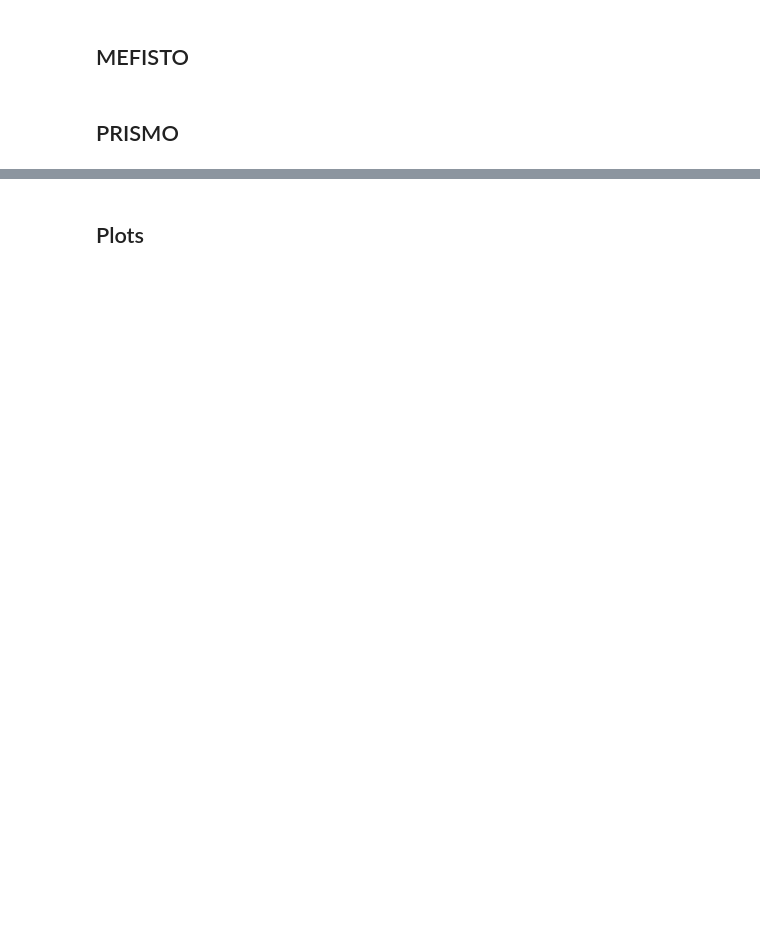
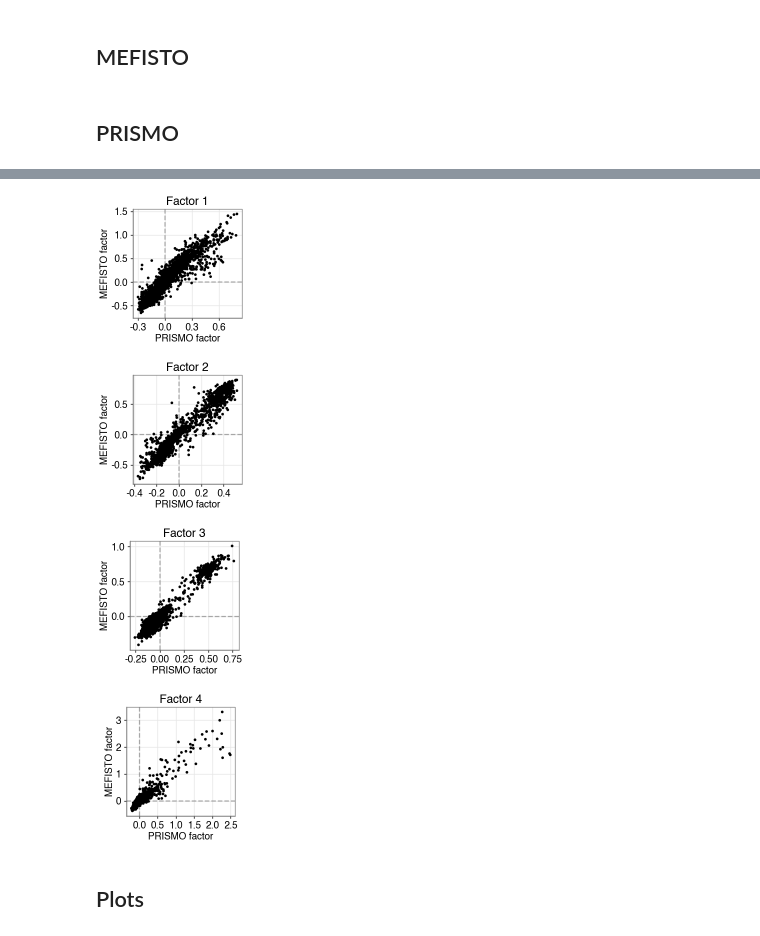
Before and after one commit to bioFAM/mofaflex-analysis, a Jupyter notebook: comparison_mefisto_visium/analysis.ipynb, the cells around one changed output, grey strips where cells are left out. Saved outputs shown, nothing was run; the diff lists cells and outputs as text; code cells hidden in the pictures; blank space fills up the shorter version.

```diff
--- a/comparison_mefisto_visium/analysis.ipynb
+++ b/comparison_mefisto_visium/analysis.ipynb
@@ -116,3 +224,30 @@ w_mefisto = w_mefisto[:, factor_order]
+# %%
+def plot_factors(factor, z_prismo_mean, z_mefisto):
+    df = pd.DataFrame(z_prismo_mean.loc[:, factor])
+    df.columns = ["factor_prismo"]
+    df["factor_mefisto"] = z_mefisto.loc[:, factor]
+    df["factor_prismo_abs"] = df["factor_prismo"].abs()
+    df["factor_mefisto_abs"] = df["factor_mefisto"].abs()
+
+    plot = (
+        ggplot(df, aes(x="factor_prismo", y="factor_mefisto"))
+        + geom_point(size=.1)
+        + labs(x="PRISMO factor", y="MEFISTO factor", title=f"{factor}")
+        + theme(figure_size=(1.5, 1.5))
+        + geom_hline(yintercept=0, linetype='dashed', color='black', alpha=0.3)
+        + geom_vline(xintercept=0, linetype='dashed', color='black', alpha=0.3)
+    )
+    return plot
+# %%
+for i in range(1, 5):
+    plot = plot_factors(f"Factor {i}", z_prismo_mean, z_mefisto)
+    plot.save(f"plots/factor{i}_factors.pdf")
+    plot.show()
+# %% [output]
+[figure, added]
+[figure, added]
+[figure, added]
+[figure, added]
 # %% [markdown]
 ## Plots
 # %%
```
Also changed, not shown: parts of 22 cells of this notebook, 10 other files.
